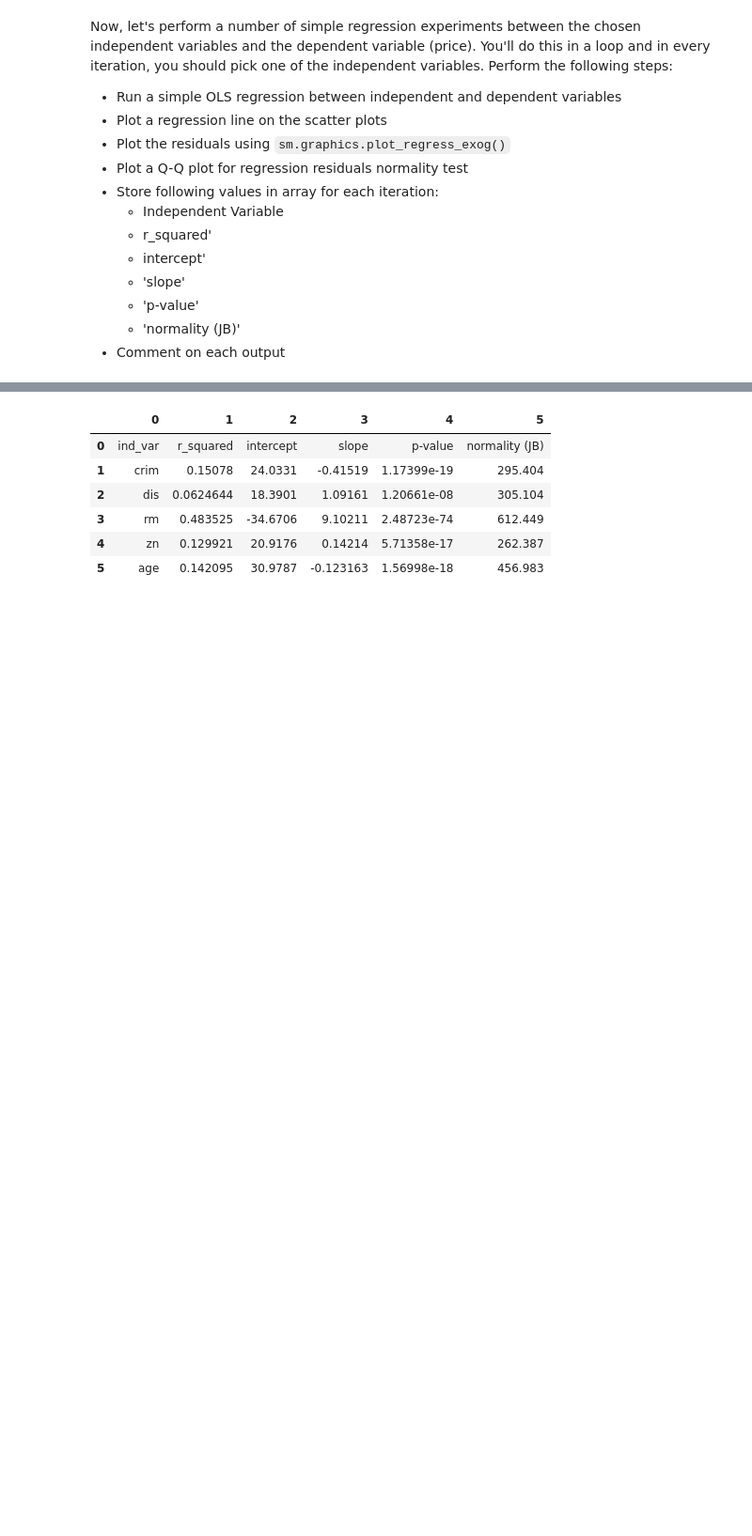
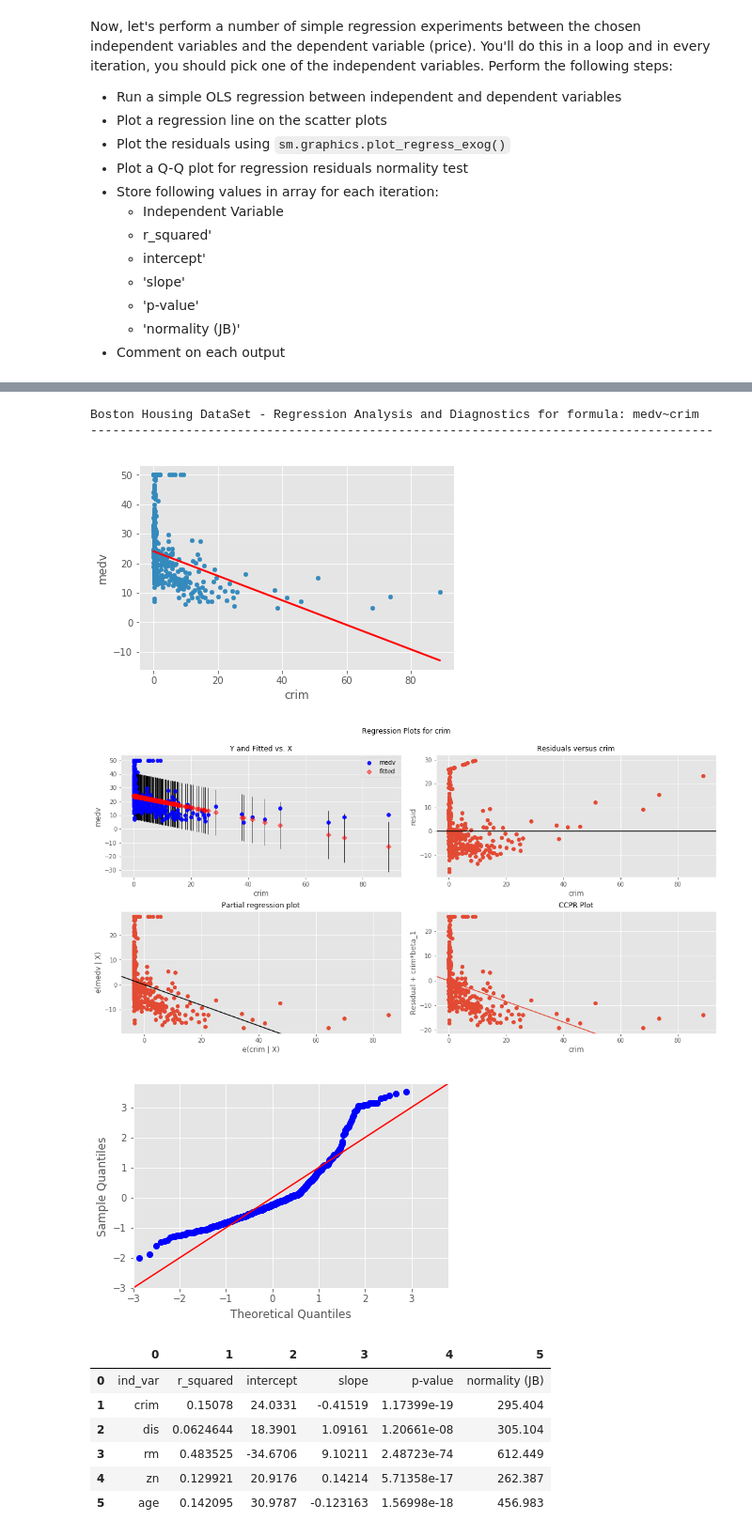
Before and after one commit to allaccountstaken/dsc-regression-boston-lab-dc-ds-060319, a Jupyter notebook: index.ipynb, the cells around one changed output, grey strips where cells are left out. Shown: that part at 94% size. Drawn from its saved outputs; the diff is of its cells as text; code cells hidden in the pictures; blank space fills up the shorter version.

```diff
--- a/index.ipynb
+++ b/index.ipynb
@@ -134,3 +113,40 @@ Boston Housing DataSet - Regression Analysis and Diagnostics for formula: medv~r
+# %%
+# Your code here
+# import libraries
+import statsmodels.api as sm
+import statsmodels.formula.api as smf
+import scipy.stats as stats
+import statsmodels.stats.api as sms
+
+
+
+results = [['ind_var', 'r_squared', 'intercept', 'slope', 'p-value', 'normality (JB)' ]]
+for idx, val in enumerate(['crim', 'dis', 'rm', 'zn', 'age']):
+    print ("Boston Housing DataSet - Regression Analysis and Diagnostics for formula: medv~" + val)
+    print ("-------------------------------------------------------------------------------------")
+
+    f = 'medv~' + val
+#
+    model = smf.ols(formula=f, data=data).fit()
+
+    X_new = pd.DataFrame({val: [data[val].min(), data[val].max()]});
+    preds = model.predict(X_new)
+    data.plot(kind='scatter', x=val, y='medv');
+    plt.plot(X_new, preds, c='red', linewidth=2);
+    plt.show()
+    fig = plt.figure(figsize=(15,8))
+    fig = sm.graphics.plot_regress_exog(model, val, fig=fig)
+    fig = sm.graphics.qqplot(model.resid, dist=stats.norm, line='45', fit=True,   )
+    plt.show()
+
+    results.append([val, model.rsquared, model.params[0], model.params[1], model.pvalues[1], sms.jarque_bera(model.resid)[0] ])
+    input("Press Enter to continue...")
+# %% [output]
+Boston Housing DataSet - Regression Analysis and Diagnostics for formula: medv~crim
+-------------------------------------------------------------------------------------
+[figure, added]
+[figure, added]
+[figure, added]
 # %%
 pd.DataFrame(results)
 # %% [output]
```
Also changed, not shown: parts of 1 cell of this notebook.
